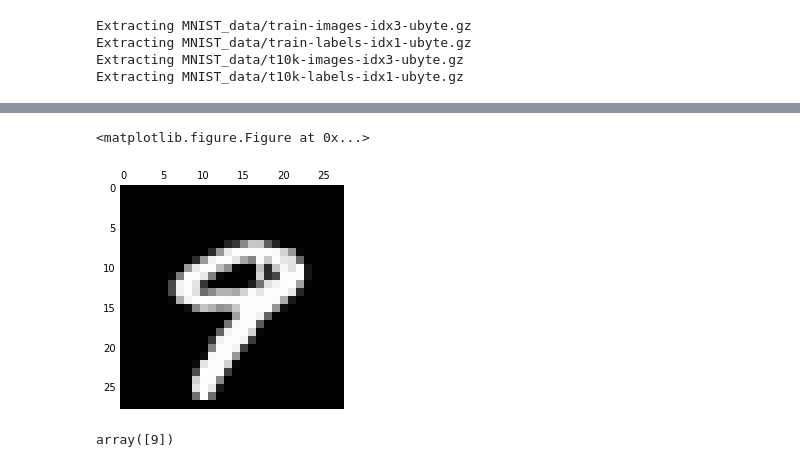
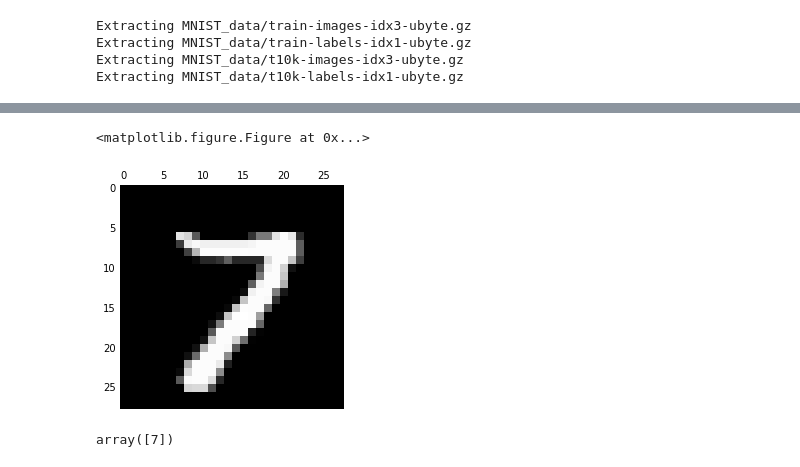
Before and after one commit to adamw523/ai-north-docker-jupyter, a Jupyter notebook: projects/tensorflow handwritten digits.ipynb, the cells around one changed output, grey strips where cells are left out. Cells and saved outputs as stored; diff of their text form; code cells hidden in the pictures.

```diff
--- a/projects/tensorflow handwritten digits.ipynb
+++ b/projects/tensorflow handwritten digits.ipynb
@@ -45,12 +53,11 @@ for i in range(1000):
 def predict(image):
     return sess.run(tf.argmax(y, 1), {x: [image]})
 # %%
-show(mnist.test.images[9])
+show(mnist.test.images[34])
 # %% [output]
 <matplotlib.figure.Figure at 0x...>
-[figure, old version]
+[figure, new version]
 # %%
-
-predict(mnist.test.images[9])
+predict(mnist.test.images[34])
 # %% [output]
-array([9])
+array([7])
```
Also changed, not shown: parts of 4 cells of this notebook, 2 other files.
